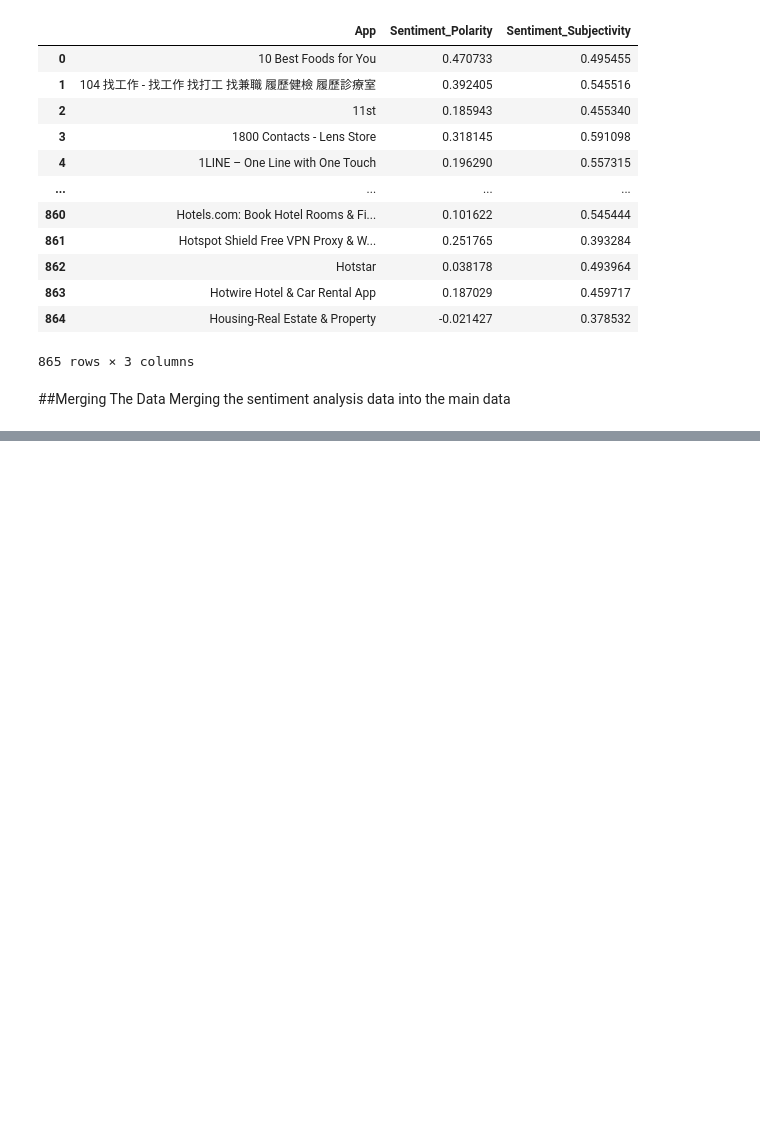
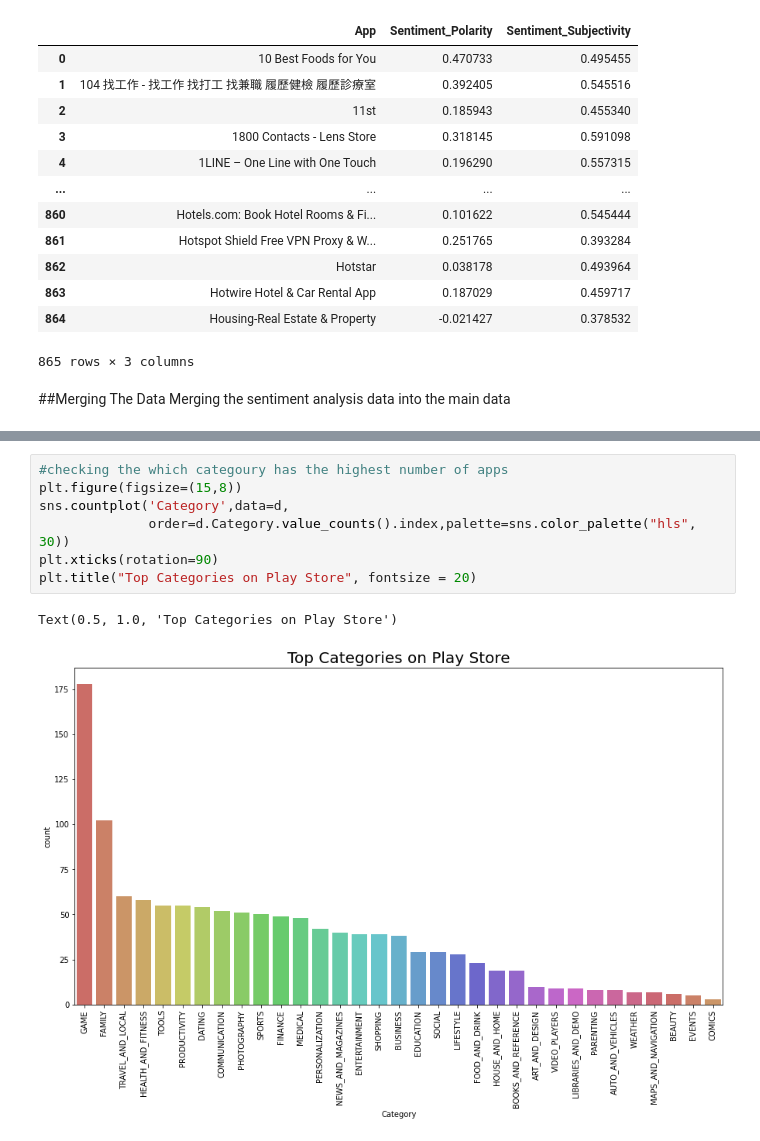
Before and after one commit to shashankm10/play_store_EDA, a Jupyter notebook: Play_Store_App_Review_Analysis_Capstone_Project.ipynb, the cells around one changed output, grey strips where cells are left out. Cells and saved outputs as stored; diff of their text form; blank space fills up the shorter version.

```diff
--- a/Play_Store_App_Review_Analysis_Capstone_Project.ipynb
+++ b/Play_Store_App_Review_Analysis_Capstone_Project.ipynb
@@ -288,0 +421,10 @@ d.head()
+# %%
+#checking the which categoury has the highest number of apps
+plt.figure(figsize=(15,8))
+sns.countplot('Category',data=d,
+              order=d.Category.value_counts().index,palette=sns.color_palette("hls", 30))
+plt.xticks(rotation=90)
+plt.title("Top Categories on Play Store", fontsize = 20)
+# %% [output]
+Text(0.5, 1.0, 'Top Categories on Play Store')
+[figure, added]
```
Also changed, not shown: parts of 20 cells of this notebook.
